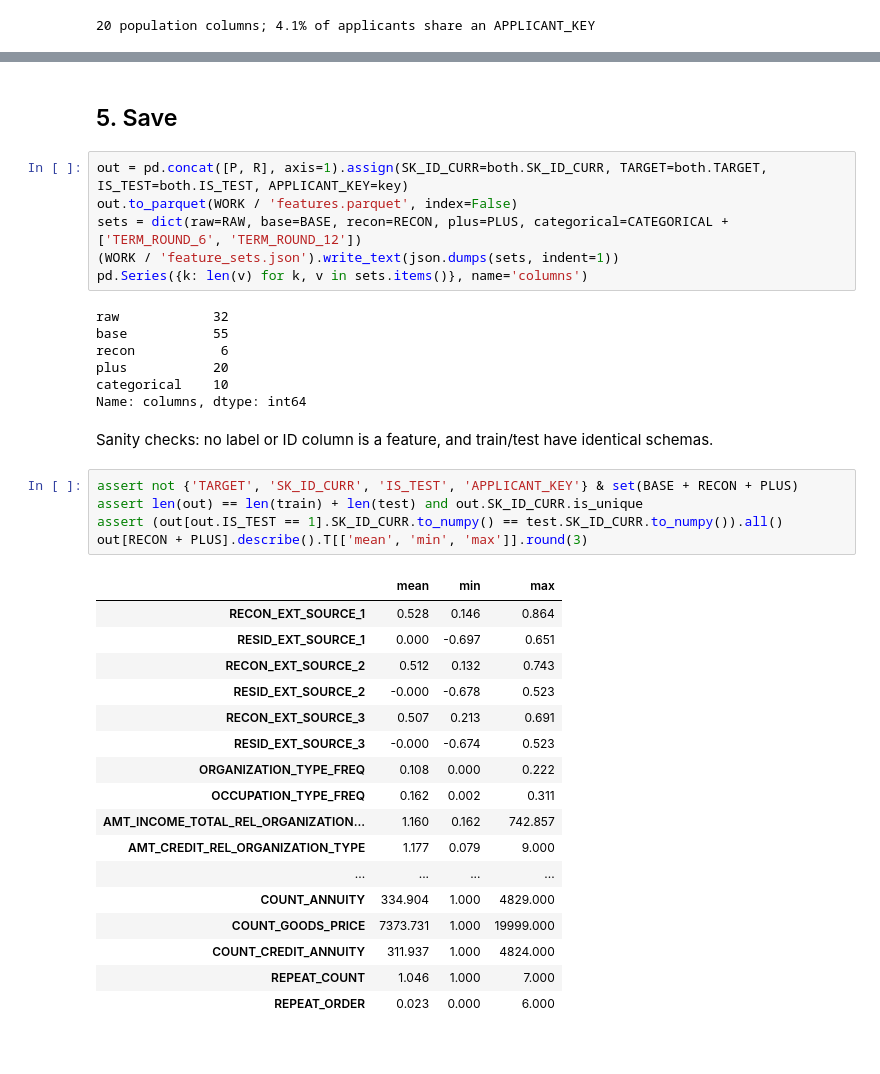
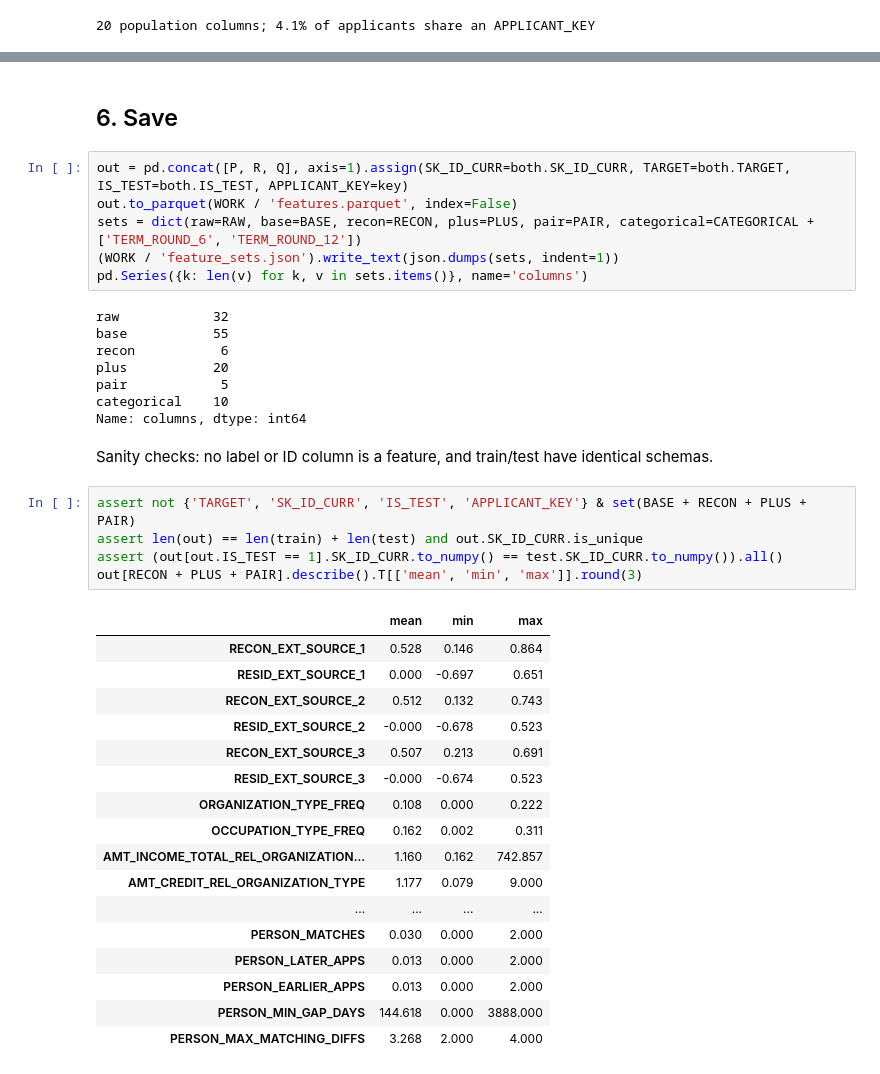
Before and after one commit to rh-97/gci_2026_competition_default_detection, a Jupyter notebook: notebooks/02_feature_engineering.ipynb, the cells around one changed output, grey strips where cells are left out. Cells and saved outputs as stored; diff of their text form.

```diff
--- a/notebooks/02_feature_engineering.ipynb
+++ b/notebooks/02_feature_engineering.ipynb
@@ -177,9 +256,9 @@ print(len(PLUS), 'population columns;', f'{(P.REPEAT_COUNT > 1).mean():.1%} of a
 # %% [markdown]
-## 5. Save
+## 6. Save
 # %%
-out = pd.concat([P, R], axis=1).assign(SK_ID_CURR=both.SK_ID_CURR, TARGET=both.TARGET, IS_TEST=both.IS_TEST, APPLICANT_KEY=key)
+out = pd.concat([P, R, Q], axis=1).assign(SK_ID_CURR=both.SK_ID_CURR, TARGET=both.TARGET, IS_TEST=both.IS_TEST, APPLICANT_KEY=key)
 out.to_parquet(WORK / 'features.parquet', index=False)
-sets = dict(raw=RAW, base=BASE, recon=RECON, plus=PLUS, categorical=CATEGORICAL + ['TERM_ROUND_6', 'TERM_ROUND_12'])
+sets = dict(raw=RAW, base=BASE, recon=RECON, plus=PLUS, pair=PAIR, categorical=CATEGORICAL + ['TERM_ROUND_6', 'TERM_ROUND_12'])
 (WORK / 'feature_sets.json').write_text(json.dumps(sets, indent=1))
 pd.Series({k: len(v) for k, v in sets.items()}, name='columns')
 # %% [output]
@@ -187,30 +266,31 @@ raw            32
 base           55
 recon           6
 plus           20
+pair            5
 categorical    10
 Name: columns, dtype: int64
 # %% [markdown]
 Sanity checks: no label or ID column is a feature, and train/test have identical schemas.
 # %%
-assert not {'TARGET', 'SK_ID_CURR', 'IS_TEST', 'APPLICANT_KEY'} & set(BASE + RECON + PLUS)
+assert not {'TARGET', 'SK_ID_CURR', 'IS_TEST', 'APPLICANT_KEY'} & set(BASE + RECON + PLUS + PAIR)
 assert len(out) == len(train) + len(test) and out.SK_ID_CURR.is_unique
 assert (out[out.IS_TEST == 1].SK_ID_CURR.to_numpy() == test.SK_ID_CURR.to_numpy()).all()
-out[RECON + PLUS].describe().T[['mean', 'min', 'max']].round(3)
+out[RECON + PLUS + PAIR].describe().T[['mean', 'min', 'max']].round(3)
 # %% [output]
 |  | mean | min | max |
 | RECON_EXT_SOURCE_1 | 0.528 | 0.146 | 0.864 |
 | RESID_EXT_SOURCE_1 | 0.000 | -0.697 | 0.651 |
 | RECON_EXT_SOURCE_2 | 0.512 | 0.132 | 0.743 |
 | RESID_EXT_SOURCE_2 | -0.000 | -0.678 | 0.523 |
 | RECON_EXT_SOURCE_3 | 0.507 | 0.213 | 0.691 |
 | RESID_EXT_SOURCE_3 | -0.000 | -0.674 | 0.523 |
 | ORGANIZATION_TYPE_FREQ | 0.108 | 0.000 | 0.222 |
 | OCCUPATION_TYPE_FREQ | 0.162 | 0.002 | 0.311 |
 | AMT_INCOME_TOTAL_REL_ORGANIZATION... | 1.160 | 0.162 | 742.857 |
 | AMT_CREDIT_REL_ORGANIZATION_TYPE | 1.177 | 0.079 | 9.000 |
 | ... | ... | ... | ... |
-| COUNT_ANNUITY | 334.904 | 1.000 | 4829.000 |
-| COUNT_GOODS_PRICE | 7373.731 | 1.000 | 19999.000 |
-| COUNT_CREDIT_ANNUITY | 311.937 | 1.000 | 4824.000 |
-| REPEAT_COUNT | 1.046 | 1.000 | 7.000 |
-| REPEAT_ORDER | 0.023 | 0.000 | 6.000 |
+| PERSON_MATCHES | 0.030 | 0.000 | 2.000 |
+| PERSON_LATER_APPS | 0.013 | 0.000 | 2.000 |
+| PERSON_EARLIER_APPS | 0.013 | 0.000 | 2.000 |
+| PERSON_MIN_GAP_DAYS | 144.618 | 0.000 | 3888.000 |
+| PERSON_MAX_MATCHING_DIFFS | 3.268 | 2.000 | 4.000 |
```
Also changed, not shown: parts of 3 cells of this notebook, 8 other files.
